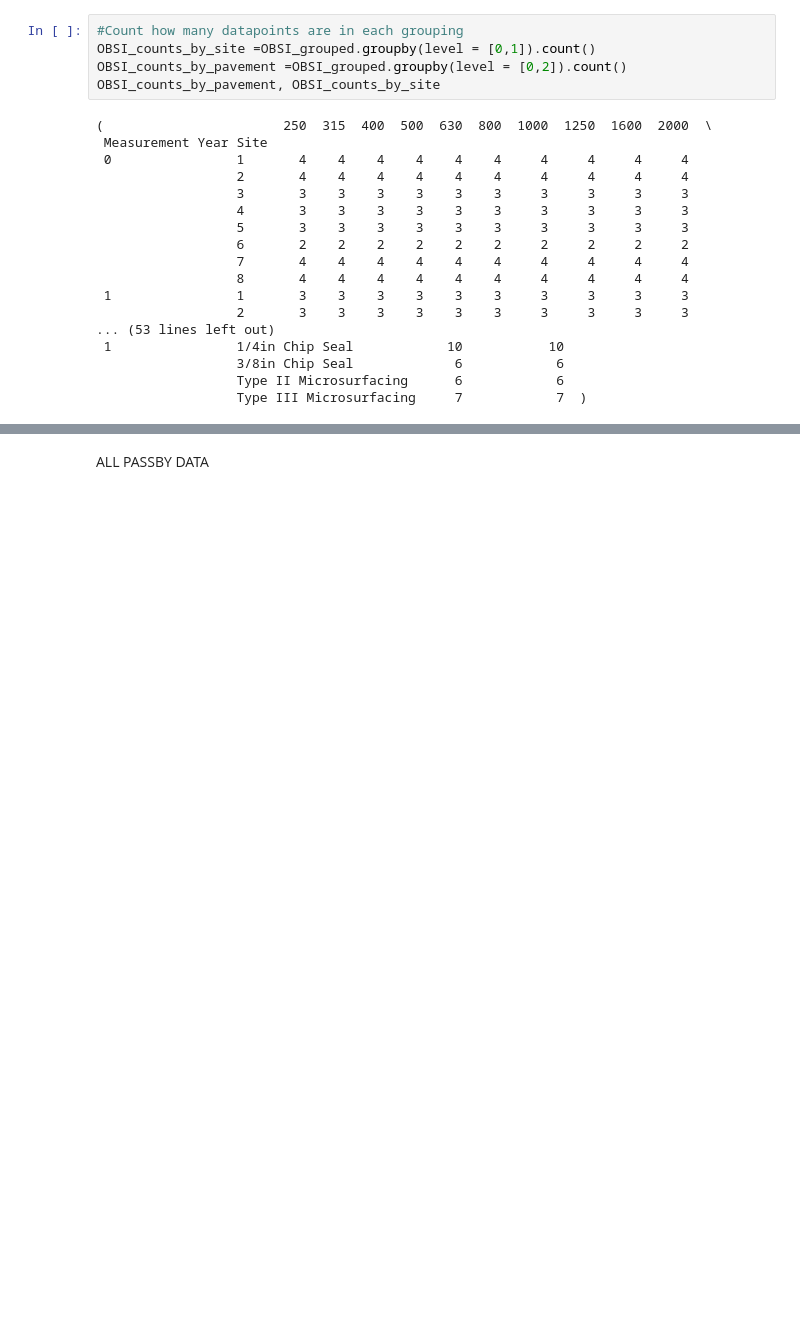
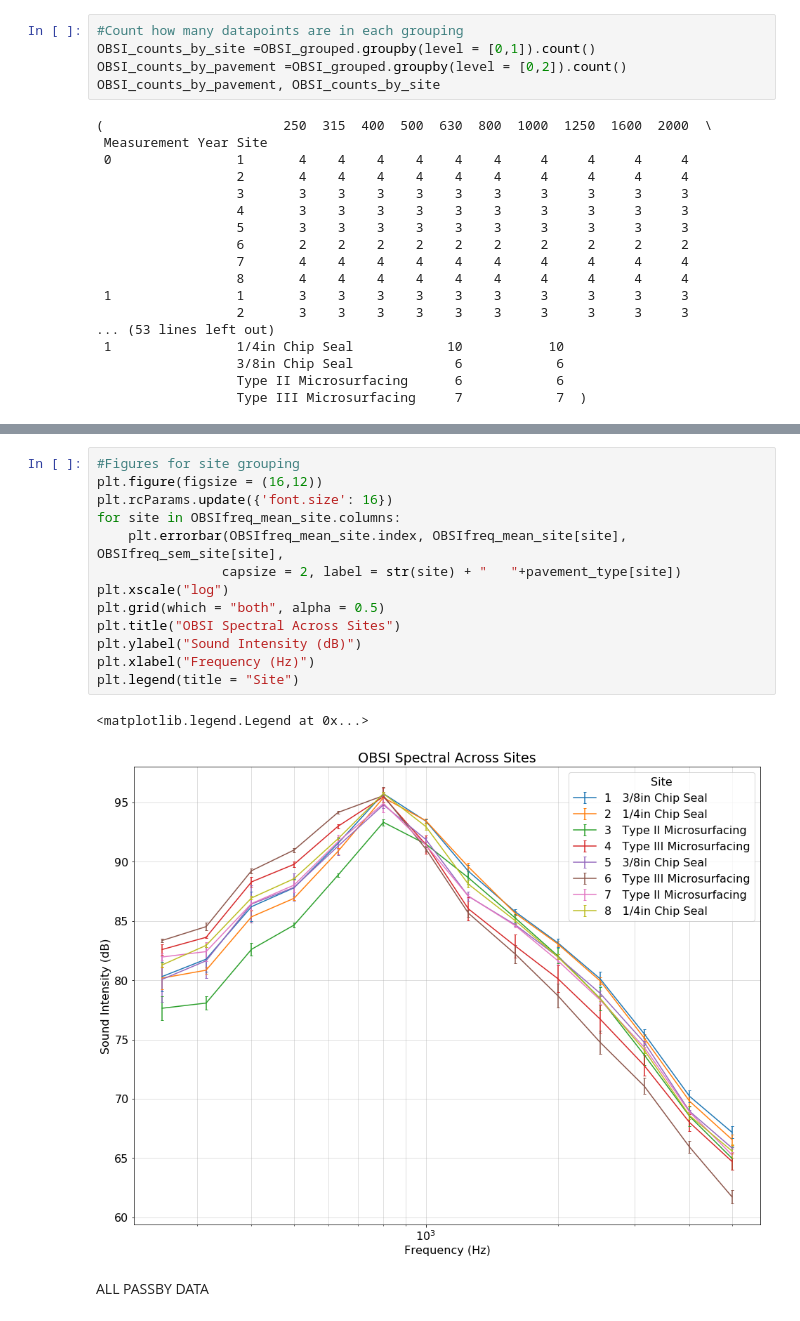
Before and after one commit to VolpeUSDOT/NPS_Quiet_Pavement, a Jupyter notebook: dataprep/Initial EDA Exploratory.ipynb, the cells around one changed output, grey strips where cells are left out. Saved outputs shown, nothing was run; the diff lists cells and outputs as text; blank space fills up the shorter version.

```diff
--- a/dataprep/Initial EDA Exploratory.ipynb
+++ b/dataprep/Initial EDA Exploratory.ipynb
@@ -165,3 +281,19 @@ Pavement Type  3/8in Chip Seal
+# %%
+#Figures for site grouping
+plt.figure(figsize = (16,12))
+plt.rcParams.update({'font.size': 16})
+for site in OBSIfreq_mean_site.columns:
+    plt.errorbar(OBSIfreq_mean_site.index, OBSIfreq_mean_site[site], OBSIfreq_sem_site[site],
+                capsize = 2, label = str(site) + "   "+pavement_type[site])
+plt.xscale("log")
+plt.grid(which = "both", alpha = 0.5)
+plt.title("OBSI Spectral Across Sites")
+plt.ylabel("Sound Intensity (dB)")
+plt.xlabel("Frequency (Hz)")
+plt.legend(title = "Site")
+# %% [output]
+<matplotlib.legend.Legend at 0x...>
+[figure, added]
 # %% [markdown]
 ALL PASSBY DATA
 # %%
```
Also changed, not shown: parts of 11 cells of this notebook.
